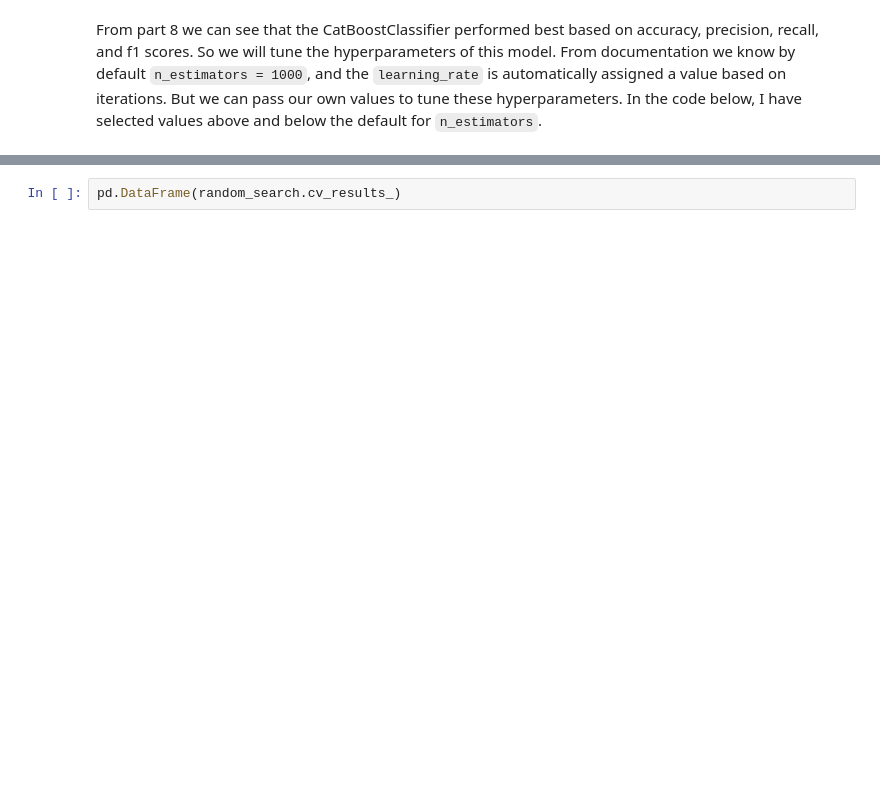
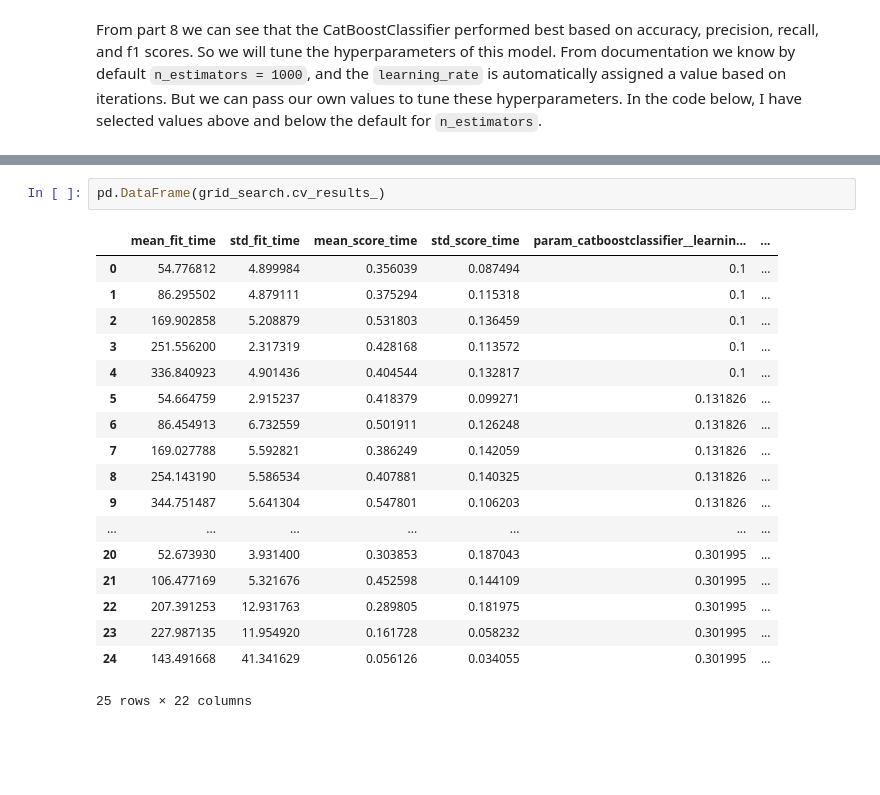
Before and after one commit to bchurch8/cpsc330-HW-repo, a Jupyter notebook: hw/hw6/hw6-starter.ipynb, the cells around one changed output, grey strips where cells are left out. Saved outputs shown, nothing was run; the diff lists cells and outputs as text; blank space fills up the shorter version.

```diff
--- a/hw/hw6/hw6-starter.ipynb
+++ b/hw/hw6/hw6-starter.ipynb
@@ -478,5 +715,24 @@ From these results we can see the optimal results for `n_estimators` is around `
 # %%
-pd.DataFrame(random_search.cv_results_)
+pd.DataFrame(grid_search.cv_results_)
+# %% [output]
+|  | mean_fit_time | std_fit_time | mean_score_time | std_score_time | param_catboostclassifier__learnin... | ... |
+| 0 | 54.776812 | 4.899984 | 0.356039 | 0.087494 | 0.1 | ... |
+| 1 | 86.295502 | 4.879111 | 0.375294 | 0.115318 | 0.1 | ... |
+| 2 | 169.902858 | 5.208879 | 0.531803 | 0.136459 | 0.1 | ... |
+| 3 | 251.556200 | 2.317319 | 0.428168 | 0.113572 | 0.1 | ... |
+| 4 | 336.840923 | 4.901436 | 0.404544 | 0.132817 | 0.1 | ... |
+| 5 | 54.664759 | 2.915237 | 0.418379 | 0.099271 | 0.131826 | ... |
+| 6 | 86.454913 | 6.732559 | 0.501911 | 0.126248 | 0.131826 | ... |
+| 7 | 169.027788 | 5.592821 | 0.386249 | 0.142059 | 0.131826 | ... |
+| 8 | 254.143190 | 5.586534 | 0.407881 | 0.140325 | 0.131826 | ... |
+| 9 | 344.751487 | 5.641304 | 0.547801 | 0.106203 | 0.131826 | ... |
+| ... | ... | ... | ... | ... | ... | ... |
+| 20 | 52.673930 | 3.931400 | 0.303853 | 0.187043 | 0.301995 | ... |
+| 21 | 106.477169 | 5.321676 | 0.452598 | 0.144109 | 0.301995 | ... |
+| 22 | 207.391253 | 12.931763 | 0.289805 | 0.181975 | 0.301995 | ... |
+| 23 | 227.987135 | 11.954920 | 0.161728 | 0.058232 | 0.301995 | ... |
+| 24 | 143.491668 | 41.341629 | 0.056126 | 0.034055 | 0.301995 | ... |
+25 rows × 22 columns
 # %% [markdown]
 <br><br>
 # %% [markdown]
```
Also changed, not shown: parts of 45 cells of this notebook, 48 other files.
